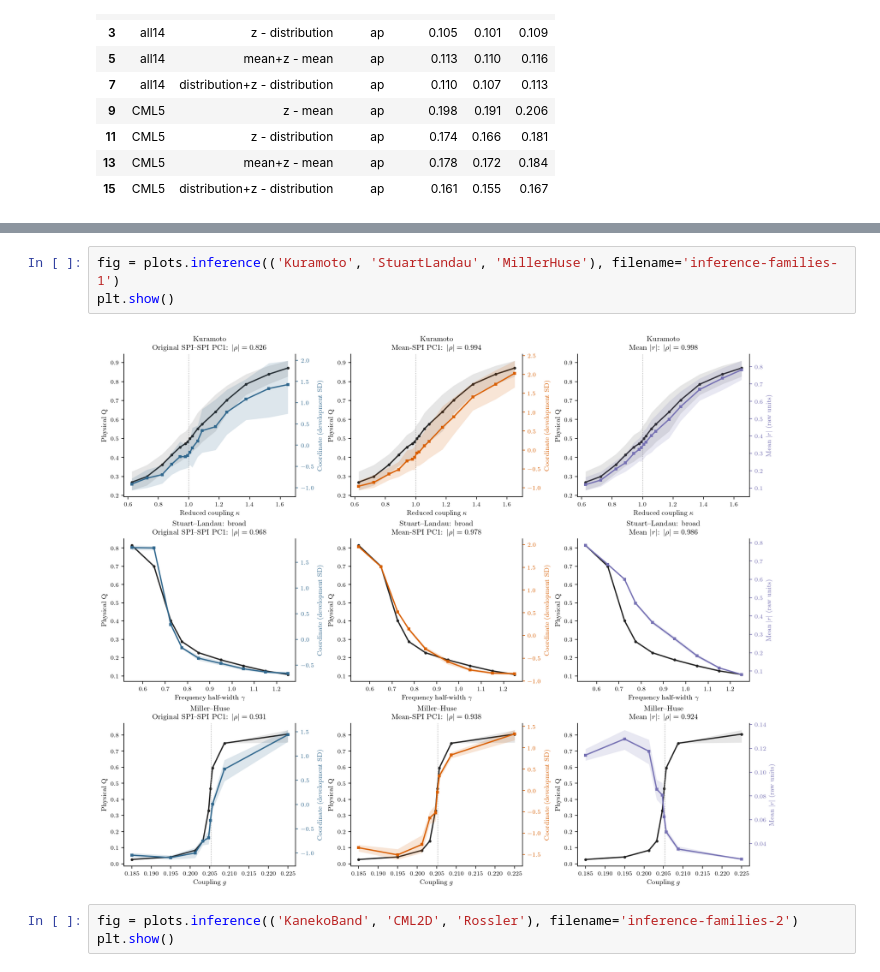
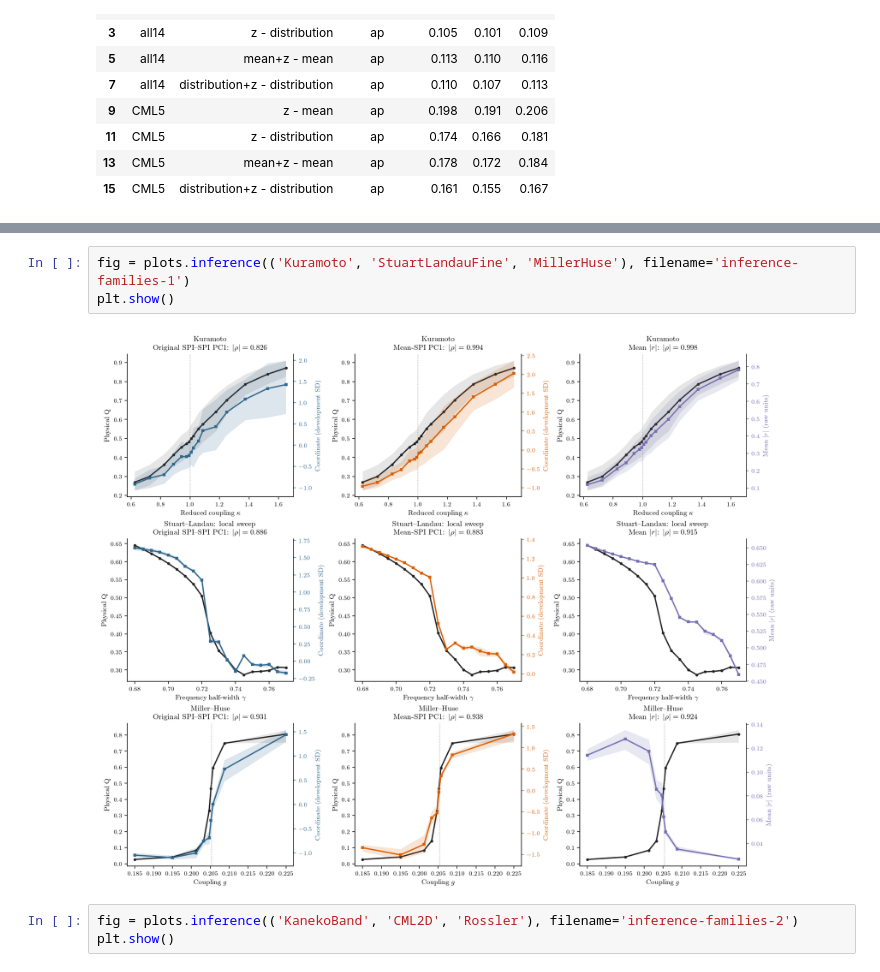
Before and after one commit to willedibam/mts-spi-study-cluster, a Jupyter notebook: notebooks/embeddings/spi_baseline_exploration_260921.ipynb, the cells around one changed output, grey strips where cells are left out. Drawn from its saved outputs; the diff is of its cells as text.

```diff
--- a/notebooks/embeddings/spi_baseline_exploration_260921.ipynb
+++ b/notebooks/embeddings/spi_baseline_exploration_260921.ipynb
@@ -141,10 +147,10 @@ This is a headline comparison, not every M/T/layout arm reproduced. Small 2D lat
 
 Black curves show Q in physical units. Coloured learned coordinates use development SD units on the right axis. Their arbitrary signs are oriented using **development Q for display only**; this changes neither fitted representations nor absolute-rank scores. The direct mean-|r| baseline retains its raw units. Bands are 95% bootstrap intervals for the across-seed mean at each control. Dotted lines mark published boundary references, not exact finite-system thresholds.
 # %%
-fig = plots.inference(('Kuramoto', 'StuartLandau', 'MillerHuse'), filename='inference-families-1')
+fig = plots.inference(('Kuramoto', 'StuartLandauFine', 'MillerHuse'), filename='inference-families-1')
 plt.show()
 # %% [output]
-[figure, old version]
+[figure, new version]
 # %%
 fig = plots.inference(('KanekoBand', 'CML2D', 'Rossler'), filename='inference-families-2')
 plt.show()
```
Also changed, not shown: parts of 8 cells of this notebook, 5 other files.
